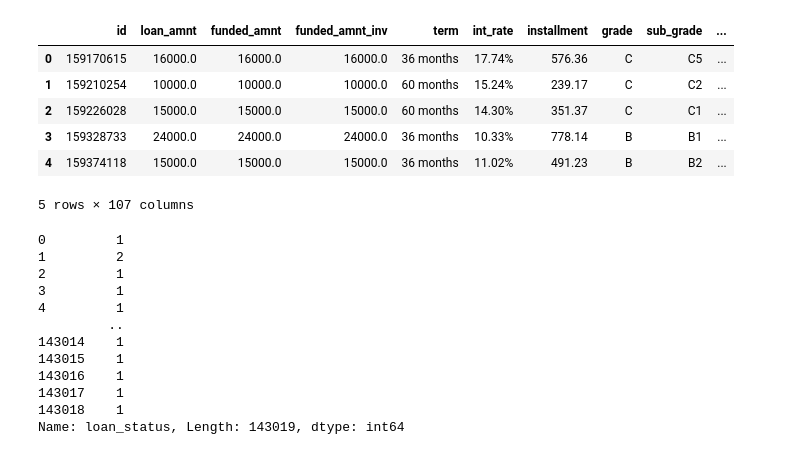
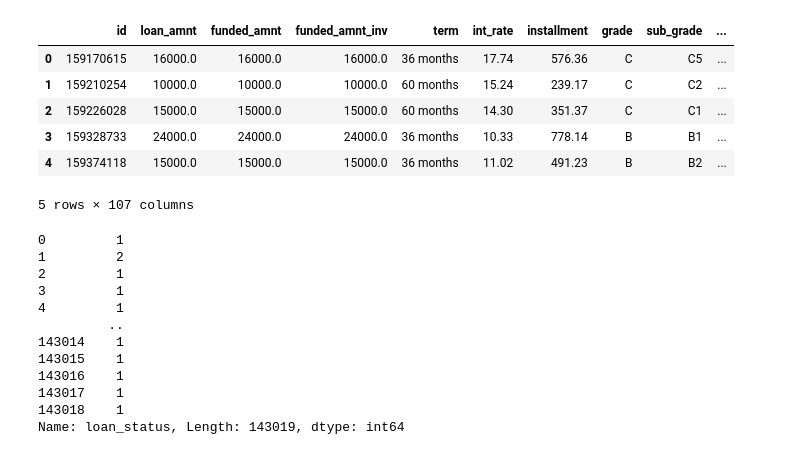
Before and after one commit to samsonq/Macroeconomic-Default-Analysis, a Jupyter notebook: notebooks/Modeling.ipynb, the cells around one changed output. Drawn from its saved outputs; the diff is of its cells as text; code cells hidden in the pictures.

```diff
--- a/notebooks/Modeling.ipynb
+++ b/notebooks/Modeling.ipynb
@@ -24,13 +24,13 @@ Using TensorFlow backend.
 # %%
-data = pd.read_csv("../data/LendingClub/datasets/Processed.csv", index_col=0)
+data = pd.read_csv("../data/LendingClub/processed/Processed.csv", index_col=0)
 data.head()
 # %% [output]
 |  | id | loan_amnt | funded_amnt | funded_amnt_inv | term | int_rate | installment | grade | sub_grade | ... |
-| 0 | 159170615 | 16000.0 | 16000.0 | 16000.0 | 36 months | 17.74% | 576.36 | C | C5 | ... |
-| 1 | 159210254 | 10000.0 | 10000.0 | 10000.0 | 60 months | 15.24% | 239.17 | C | C2 | ... |
-| 2 | 159226028 | 15000.0 | 15000.0 | 15000.0 | 60 months | 14.30% | 351.37 | C | C1 | ... |
-| 3 | 159328733 | 24000.0 | 24000.0 | 24000.0 | 36 months | 10.33% | 778.14 | B | B1 | ... |
-| 4 | 159374118 | 15000.0 | 15000.0 | 15000.0 | 36 months | 11.02% | 491.23 | B | B2 | ... |
+| 0 | 159170615 | 16000.0 | 16000.0 | 16000.0 | 36 months | 17.74 | 576.36 | C | C5 | ... |
+| 1 | 159210254 | 10000.0 | 10000.0 | 10000.0 | 60 months | 15.24 | 239.17 | C | C2 | ... |
+| 2 | 159226028 | 15000.0 | 15000.0 | 15000.0 | 60 months | 14.30 | 351.37 | C | C1 | ... |
+| 3 | 159328733 | 24000.0 | 24000.0 | 24000.0 | 36 months | 10.33 | 778.14 | B | B1 | ... |
+| 4 | 159374118 | 15000.0 | 15000.0 | 15000.0 | 36 months | 11.02 | 491.23 | B | B2 | ... |
 5 rows × 107 columns
 # %%
 data["loan_status"]
```
Also changed, not shown: parts of 6 cells of this notebook, 3 other files.
